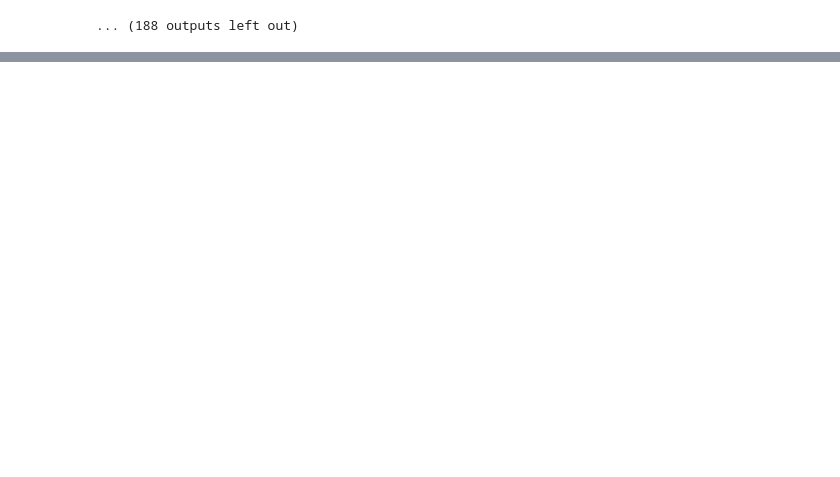
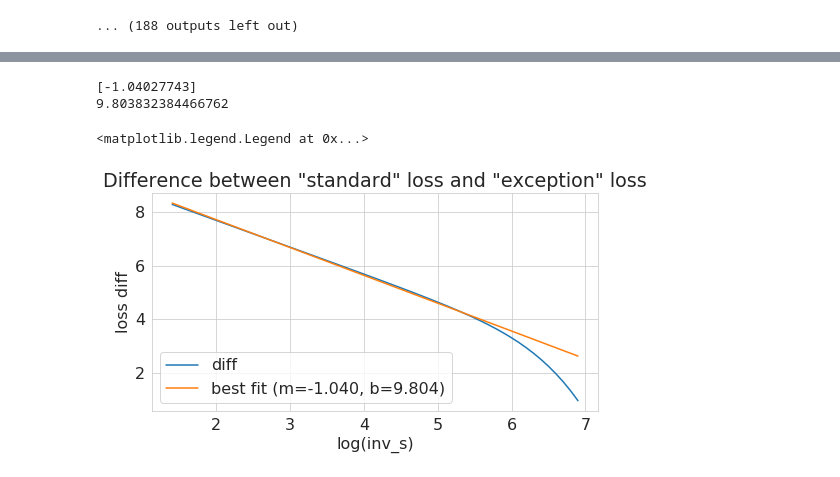
Before and after one commit to bjlkeng/sandbox, a Jupyter notebook: notebooks/pixel_cnn/pixelcnn-test_loss_pixelconv2d-image.ipynb, the cells around one changed output, grey strips where cells are left out. Cells and saved outputs as stored; diff of their text form; code cells hidden in the pictures; blank space fills up the shorter version.

```diff
--- a/notebooks/pixel_cnn/pixelcnn-test_loss_pixelconv2d-image.ipynb
+++ b/notebooks/pixel_cnn/pixelcnn-test_loss_pixelconv2d-image.ipynb
@@ -483,0 +499,56 @@ Generated:
+# %%
+import seaborn as sns
+from sklearn.linear_model import LinearRegression
+
+def softplus(x):
+    return np.log(1 + np.exp(x))
+
+plt.figure(figsize=(8,4))
+sns.set_style("whitegrid")
+plt.rcParams.update({'font.size': 16})
+
+vals = {}
+invss = [1.0 + 0.1 * x for x in range(60)]
+for index, invs in enumerate(invss):
+    vertline = None
+    mid_vert = 1e10
+    for i in range(1, 255):
+        centered_mean = i / 127.5
+        offset = 1. / 127.5 / 2.
+        cdfminus_arg = (centered_mean - offset) * np.exp(invs)
+        cdfplus_arg = (centered_mean + offset) * np.exp(invs)
+        mid_in = centered_mean * np.exp(invs)
+        log_pdf_mid = -mid_in - invs - 2. * softplus(-mid_in)
+
+        loss_standard = sigmoid(cdfplus_arg) - sigmoid(cdfminus_arg)
+        loss_mid = mid_in - np.log(127.5)
+        if loss_standard < 1e-5 and vertline is None:
+            vertline = i
+            mid_vert = loss_mid
+            vals[invs] = -np.log(loss_standard) - mid_vert
+            break
+
+s = pd.Series(vals, name='diff')
+ax = plt.subplot(1, 1, 1)
+s.plot(ax=ax)
+s.describe()
+
+# Fit line to only linear part
+s2 = s.iloc[:-10].copy()
+model = LinearRegression()
+model.fit(s2.index.get_values().reshape(-1, 1), s2.get_values())
+print(model.coef_), print(model.intercept_)
+m = model.coef_[0]
+b = model.intercept_
+
+pd.Series([m * x + b for x in s.index.get_values()], index=s.index, name='best fit (m=%.3f, b=%.3f)' % (m, b)).plot(ax=ax)
+
+ax.title.set_text('Difference between "standard" loss and "exception" loss')
+plt.xlabel("log(inv_s)")
+plt.ylabel("loss diff")
+ax.legend()
+# %% [output]
+[-1.04027743]
+9.803832384466762
+<matplotlib.legend.Legend at 0x...>
+[figure, added]
```
Also changed, not shown: parts of 9 cells of this notebook, 1 other file.
